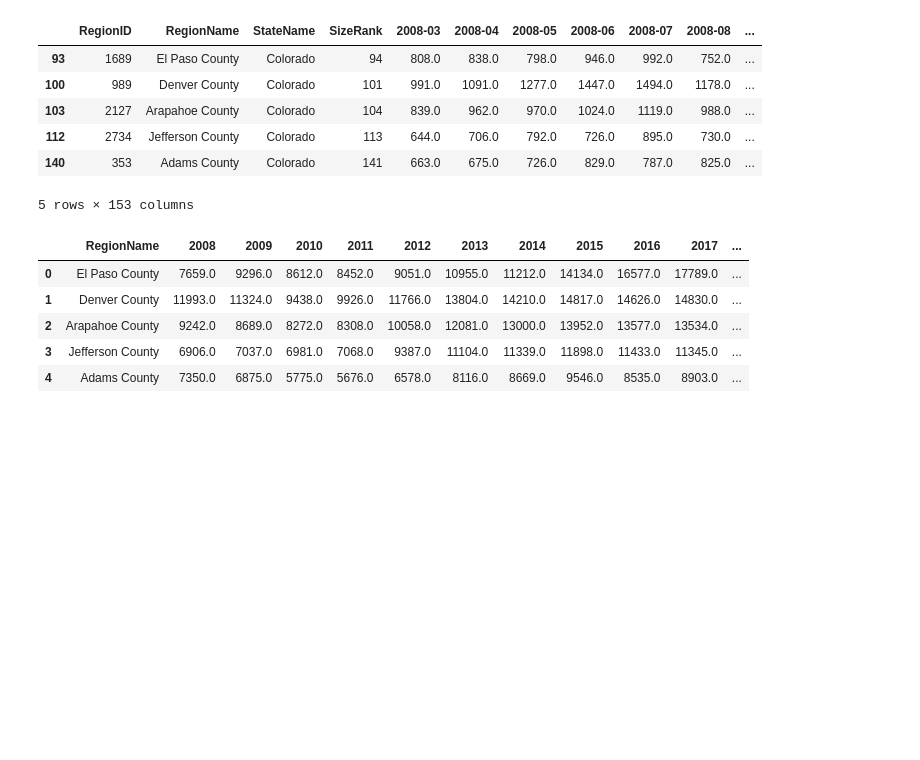
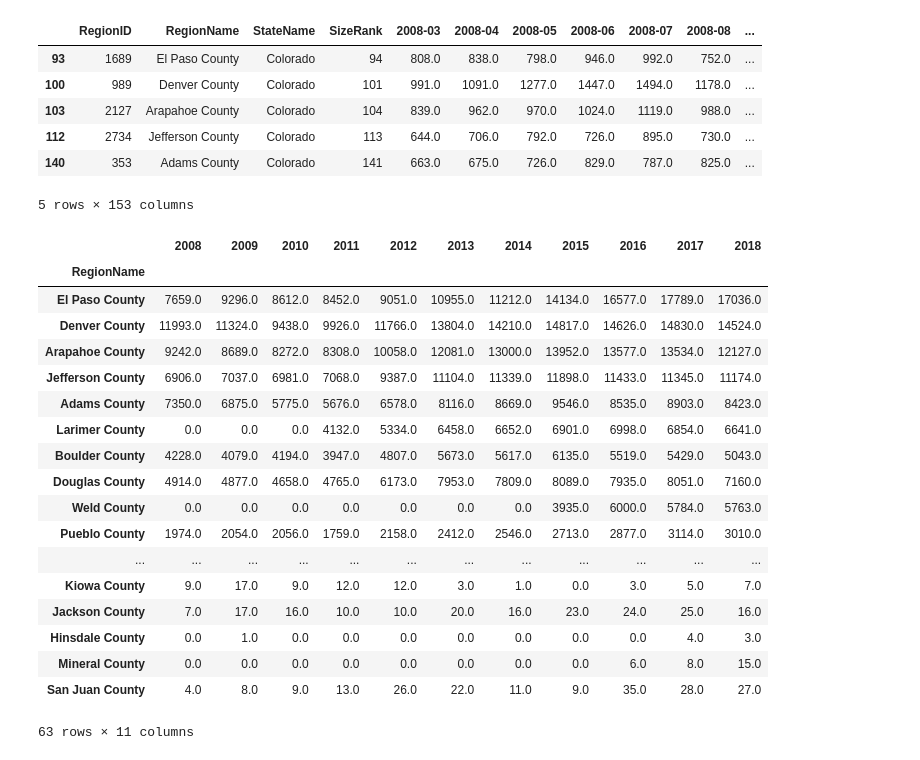
Before and after one commit to mikaylamahan/housinghighlights, a Jupyter notebook: sales_by_county.ipynb, the cells around one changed output. Saved outputs shown, nothing was run; the diff lists cells and outputs as text; code cells hidden in the pictures; blank space fills up the shorter version.

```diff
--- a/sales_by_county.ipynb
+++ b/sales_by_county.ipynb
@@ -52,7 +52,7 @@ y_2017 = co_county_pd.loc[:, "2017-01":"2017-12"].sum(axis=1)
 y_2018 = co_county_pd.loc[:, "2018-01":"2018-12"].sum(axis=1)
 
 #add new columns with year totals to df
-co_countu_df["2008"] = y_2008
+co_county_df["2008"] = y_2008
 co_county_df["2009"] = y_2009
 co_county_df["2010"] = y_2010
 co_county_df["2011"] = y_2011
@@ -77,12 +77,25 @@ co_county_df.head()
 # %%
 #create new DF with only region name and year totals
 region_by_year = co_county_df[['RegionName', "2008", "2009", "2010", "2011", "2012", "2013", "2014", "2015", "2016", "2017", "2018"]]
-co_county_y = pd.DataFrame(region_by_year).reset_index(drop=True)
-co_county_y.head()
+co_county_y = pd.DataFrame(region_by_year).set_index("RegionName")
+co_county_y
 # %% [output]
-|  | RegionName | 2008 | 2009 | 2010 | 2011 | 2012 | 2013 | 2014 | 2015 | 2016 | 2017 | ... |
-| 0 | El Paso County | 7659.0 | 9296.0 | 8612.0 | 8452.0 | 9051.0 | 10955.0 | 11212.0 | 14134.0 | 16577.0 | 17789.0 | ... |
-| 1 | Denver County | 11993.0 | 11324.0 | 9438.0 | 9926.0 | 11766.0 | 13804.0 | 14210.0 | 14817.0 | 14626.0 | 14830.0 | ... |
-| 2 | Arapahoe County | 9242.0 | 8689.0 | 8272.0 | 8308.0 | 10058.0 | 12081.0 | 13000.0 | 13952.0 | 13577.0 | 13534.0 | ... |
-| 3 | Jefferson County | 6906.0 | 7037.0 | 6981.0 | 7068.0 | 9387.0 | 11104.0 | 11339.0 | 11898.0 | 11433.0 | 11345.0 | ... |
-| 4 | Adams County | 7350.0 | 6875.0 | 5775.0 | 5676.0 | 6578.0 | 8116.0 | 8669.0 | 9546.0 | 8535.0 | 8903.0 | ... |
+|  | 2008 | 2009 | 2010 | 2011 | 2012 | 2013 | 2014 | 2015 | 2016 | 2017 | 2018 |
+| RegionName |  |  |  |  |  |  |  |  |  |  |  |
+| El Paso County | 7659.0 | 9296.0 | 8612.0 | 8452.0 | 9051.0 | 10955.0 | 11212.0 | 14134.0 | 16577.0 | 17789.0 | 17036.0 |
+| Denver County | 11993.0 | 11324.0 | 9438.0 | 9926.0 | 11766.0 | 13804.0 | 14210.0 | 14817.0 | 14626.0 | 14830.0 | 14524.0 |
+| Arapahoe County | 9242.0 | 8689.0 | 8272.0 | 8308.0 | 10058.0 | 12081.0 | 13000.0 | 13952.0 | 13577.0 | 13534.0 | 12127.0 |
+| Jefferson County | 6906.0 | 7037.0 | 6981.0 | 7068.0 | 9387.0 | 11104.0 | 11339.0 | 11898.0 | 11433.0 | 11345.0 | 11174.0 |
+| Adams County | 7350.0 | 6875.0 | 5775.0 | 5676.0 | 6578.0 | 8116.0 | 8669.0 | 9546.0 | 8535.0 | 8903.0 | 8423.0 |
+| Larimer County | 0.0 | 0.0 | 0.0 | 4132.0 | 5334.0 | 6458.0 | 6652.0 | 6901.0 | 6998.0 | 6854.0 | 6641.0 |
+| Boulder County | 4228.0 | 4079.0 | 4194.0 | 3947.0 | 4807.0 | 5673.0 | 5617.0 | 6135.0 | 5519.0 | 5429.0 | 5043.0 |
+| Douglas County | 4914.0 | 4877.0 | 4658.0 | 4765.0 | 6173.0 | 7953.0 | 7809.0 | 8089.0 | 7935.0 | 8051.0 | 7160.0 |
+| Weld County | 0.0 | 0.0 | 0.0 | 0.0 | 0.0 | 0.0 | 0.0 | 3935.0 | 6000.0 | 5784.0 | 5763.0 |
+| Pueblo County | 1974.0 | 2054.0 | 2056.0 | 1759.0 | 2158.0 | 2412.0 | 2546.0 | 2713.0 | 2877.0 | 3114.0 | 3010.0 |
+| ... | ... | ... | ... | ... | ... | ... | ... | ... | ... | ... | ... |
+| Kiowa County | 9.0 | 17.0 | 9.0 | 12.0 | 12.0 | 3.0 | 1.0 | 0.0 | 3.0 | 5.0 | 7.0 |
+| Jackson County | 7.0 | 17.0 | 16.0 | 10.0 | 10.0 | 20.0 | 16.0 | 23.0 | 24.0 | 25.0 | 16.0 |
+| Hinsdale County | 0.0 | 1.0 | 0.0 | 0.0 | 0.0 | 0.0 | 0.0 | 0.0 | 0.0 | 4.0 | 3.0 |
+| Mineral County | 0.0 | 0.0 | 0.0 | 0.0 | 0.0 | 0.0 | 0.0 | 0.0 | 6.0 | 8.0 | 15.0 |
+| San Juan County | 4.0 | 8.0 | 9.0 | 13.0 | 26.0 | 22.0 | 11.0 | 9.0 | 35.0 | 28.0 | 27.0 |
+63 rows × 11 columns
```
Also changed, not shown: parts of 2 cells of this notebook, 1 other file.
